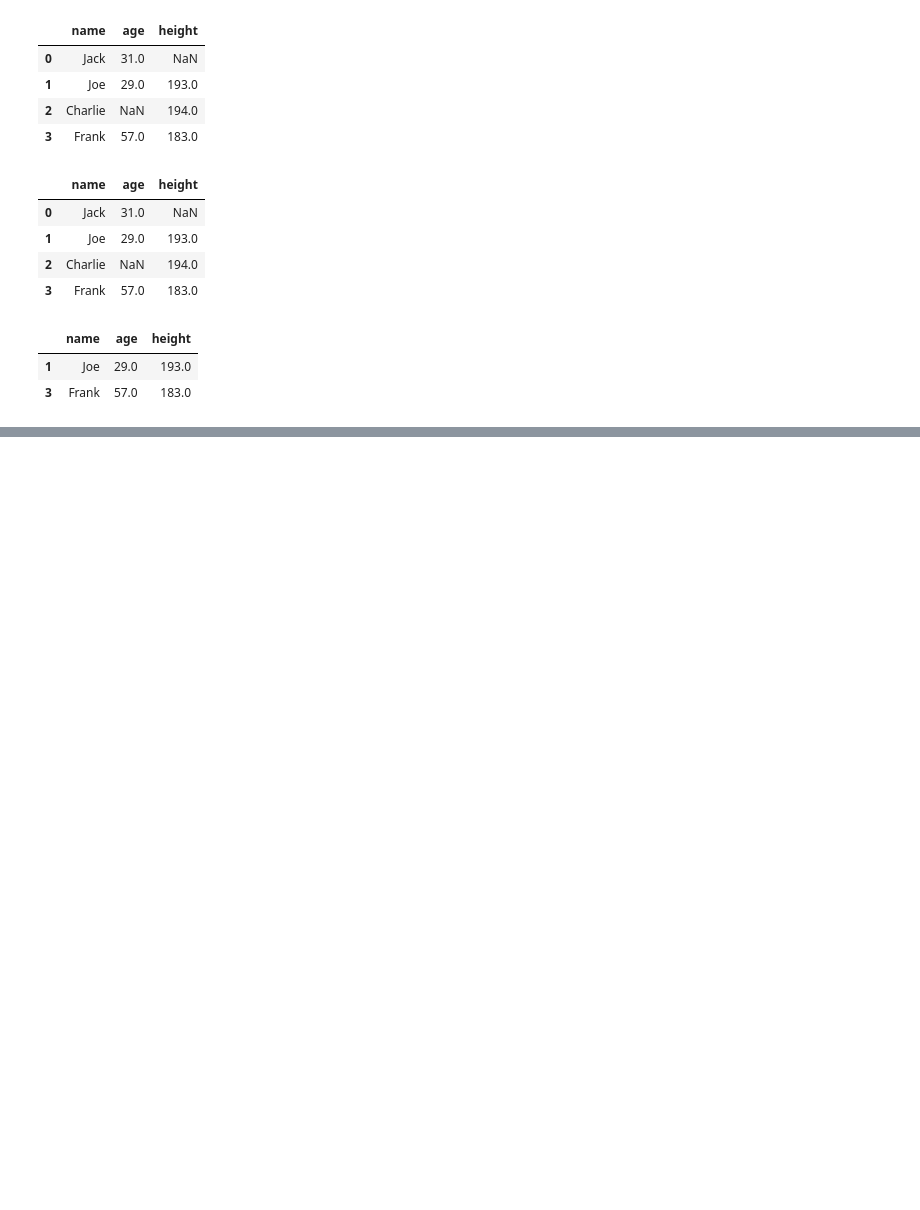
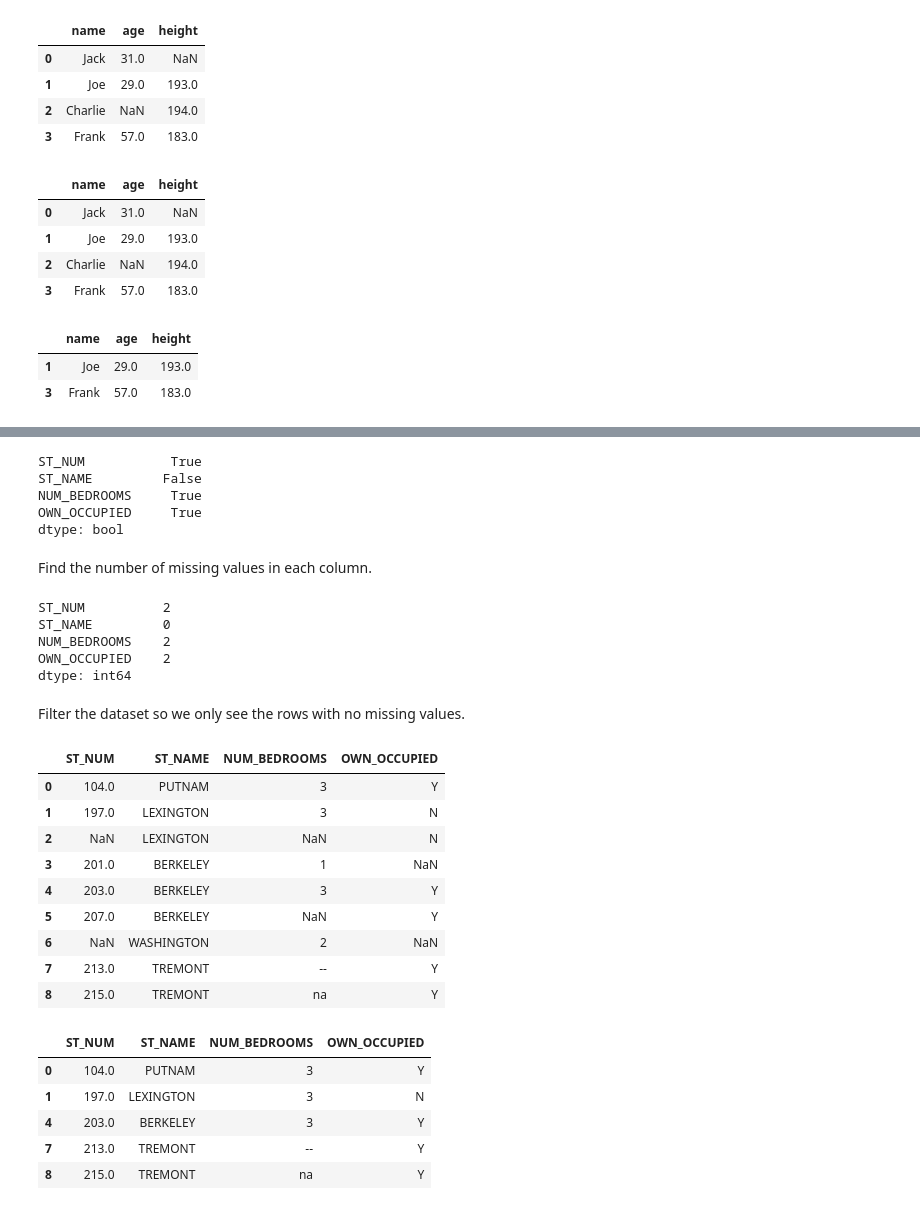
Before and after one commit to ryanhabis/College-folder, a Jupyter notebook: semester-1/Programming for Data Analytics/5 lesson - short-Exercises with solution/Lecture5_MissingData.ipynb, the cells around one changed output, grey strips where cells are left out. Cells and saved outputs as stored; diff of their text form; code cells hidden in the pictures; blank space fills up the shorter version.

```diff
--- a/semester-1/Programming for Data Analytics/5 lesson - short-Exercises with solution/Lecture5_MissingData.ipynb
+++ b/semester-1/Programming for Data Analytics/5 lesson - short-Exercises with solution/Lecture5_MissingData.ipynb
@@ -461,0 +534,45 @@ df.dropna(axis = 'rows', thresh = 3)
+# %%
+print(df.isnull().any())
+# %% [output]
+ST_NUM           True
+ST_NAME         False
+NUM_BEDROOMS     True
+OWN_OCCUPIED     True
+dtype: bool
+# %% [markdown]
+Find the number of missing values in each column.
+# %%
+df.isnull().sum()
+# %% [output]
+ST_NUM          2
+ST_NAME         0
+NUM_BEDROOMS    2
+OWN_OCCUPIED    2
+dtype: int64
+# %% [markdown]
+Filter the dataset so we only see the rows with no missing values.
+# %%
+
+
+df_clean = df.dropna()
+
+display(df)
+
+display(df_clean)
+# %% [output]
+|  | ST_NUM | ST_NAME | NUM_BEDROOMS | OWN_OCCUPIED |
+| 0 | 104.0 | PUTNAM | 3 | Y |
+| 1 | 197.0 | LEXINGTON | 3 | N |
+| 2 | NaN | LEXINGTON | NaN | N |
+| 3 | 201.0 | BERKELEY | 1 | NaN |
+| 4 | 203.0 | BERKELEY | 3 | Y |
+| 5 | 207.0 | BERKELEY | NaN | Y |
+| 6 | NaN | WASHINGTON | 2 | NaN |
+| 7 | 213.0 | TREMONT | -- | Y |
+| 8 | 215.0 | TREMONT | na | Y |
+|  | ST_NUM | ST_NAME | NUM_BEDROOMS | OWN_OCCUPIED |
+| 0 | 104.0 | PUTNAM | 3 | Y |
+| 1 | 197.0 | LEXINGTON | 3 | N |
+| 4 | 203.0 | BERKELEY | 3 | Y |
+| 7 | 213.0 | TREMONT | -- | Y |
+| 8 | 215.0 | TREMONT | na | Y |
```
Also changed, not shown: parts of 10 cells of this notebook, 8 other files.
